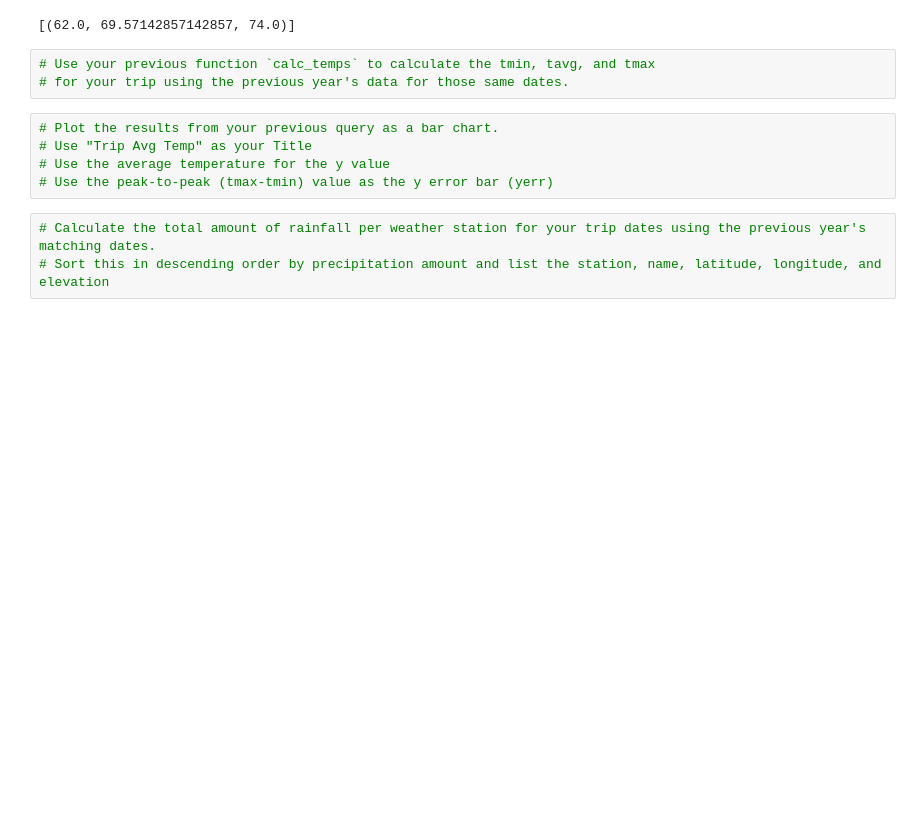
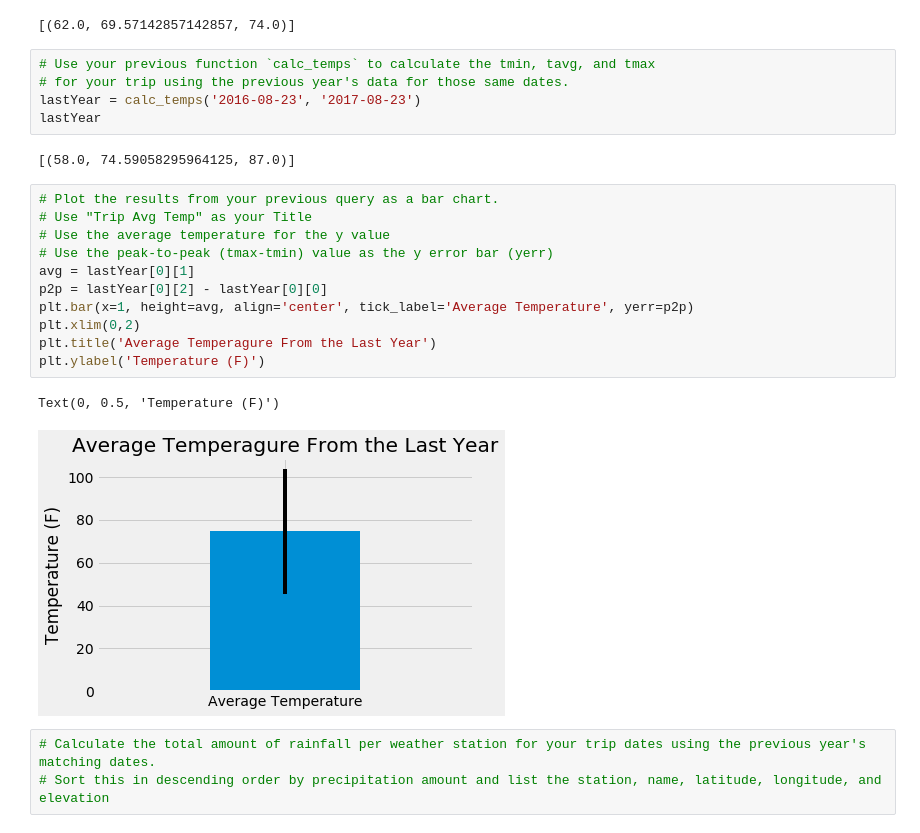
Before and after one commit to coconutpep/Hawaii-Weather-Visualization, a Jupyter notebook: climate.ipynb, the cells around one changed output. Drawn from its saved outputs; the diff is of its cells as text; blank space fills up the shorter version.

Commit message:
bar chart for trips temp

```diff
--- a/climate.ipynb
+++ b/climate.ipynb
@@ -165,11 +144,24 @@ print(calc_temps('2012-02-28', '2012-03-05'))
 # %%
 # Use your previous function `calc_temps` to calculate the tmin, tavg, and tmax
 # for your trip using the previous year's data for those same dates.
+lastYear = calc_temps('2016-08-23', '2017-08-23')
+lastYear
+# %% [output]
+[(58.0, 74.59058295964125, 87.0)]
 # %%
 # Plot the results from your previous query as a bar chart.
 # Use "Trip Avg Temp" as your Title
 # Use the average temperature for the y value
 # Use the peak-to-peak (tmax-tmin) value as the y error bar (yerr)
+avg = lastYear[0][1]
+p2p = lastYear[0][2] - lastYear[0][0]
+plt.bar(x=1, height=avg, align='center', tick_label='Average Temperature', yerr=p2p)
+plt.xlim(0,2)
+plt.title('Average Temperagure From the Last Year')
+plt.ylabel('Temperature (F)')
+# %% [output]
+Text(0, 0.5, 'Temperature (F)')
+[figure, added]
 # %%
 # Calculate the total amount of rainfall per weather station for your trip dates using the previous year's matching dates.
 # Sort this in descending order by precipitation amount and list the station, name, latitude, longitude, and elevation
```
Also changed, not shown: parts of 2 cells of this notebook, 1 other file.
